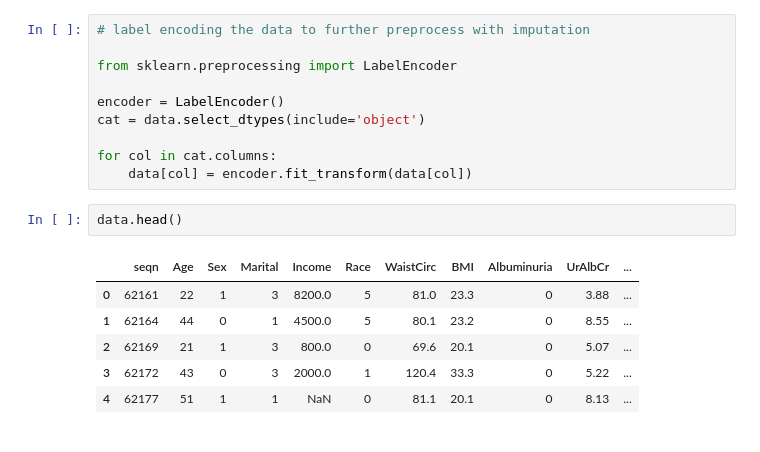
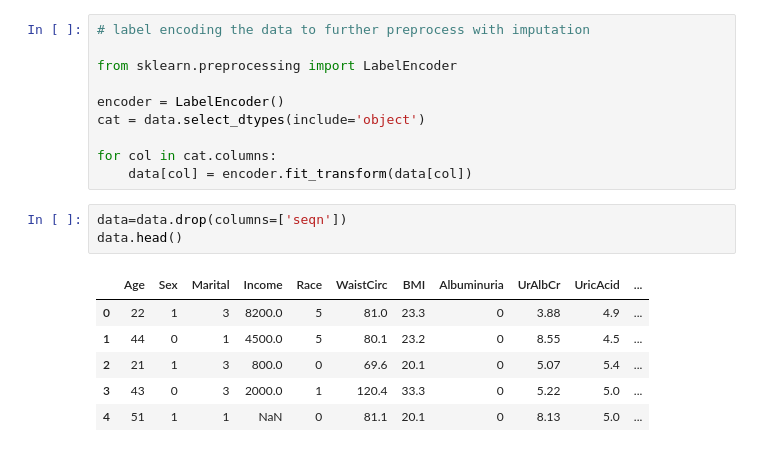
Before and after one commit to ayush01thakur/metabolic-syndrome-complete-mlops-pipeline-project, a Jupyter notebook: raw_data/eda.ipynb, the cells around one changed output. Saved outputs shown, nothing was run; the diff lists cells and outputs as text.

```diff
--- a/raw_data/eda.ipynb
+++ b/raw_data/eda.ipynb
@@ -77,15 +77,16 @@ cat = data.select_dtypes(include='object')
 
 for col in cat.columns:
     data[col] = encoder.fit_transform(data[col])
-# %%
-data.head()
-# %% [output]
-|  | seqn | Age | Sex | Marital | Income | Race | WaistCirc | BMI | Albuminuria | UrAlbCr | ... |
-| 0 | 62161 | 22 | 1 | 3 | 8200.0 | 5 | 81.0 | 23.3 | 0 | 3.88 | ... |
-| 1 | 62164 | 44 | 0 | 1 | 4500.0 | 5 | 80.1 | 23.2 | 0 | 8.55 | ... |
-| 2 | 62169 | 21 | 1 | 3 | 800.0 | 0 | 69.6 | 20.1 | 0 | 5.07 | ... |
-| 3 | 62172 | 43 | 0 | 3 | 2000.0 | 1 | 120.4 | 33.3 | 0 | 5.22 | ... |
-| 4 | 62177 | 51 | 1 | 1 | NaN | 0 | 81.1 | 20.1 | 0 | 8.13 | ... |
+# %%
+data=data.drop(columns=['seqn'])
+data.head()
+# %% [output]
+|  | Age | Sex | Marital | Income | Race | WaistCirc | BMI | Albuminuria | UrAlbCr | UricAcid | ... |
+| 0 | 22 | 1 | 3 | 8200.0 | 5 | 81.0 | 23.3 | 0 | 3.88 | 4.9 | ... |
+| 1 | 44 | 0 | 1 | 4500.0 | 5 | 80.1 | 23.2 | 0 | 8.55 | 4.5 | ... |
+| 2 | 21 | 1 | 3 | 800.0 | 0 | 69.6 | 20.1 | 0 | 5.07 | 5.4 | ... |
+| 3 | 43 | 0 | 3 | 2000.0 | 1 | 120.4 | 33.3 | 0 | 5.22 | 5.0 | ... |
+| 4 | 51 | 1 | 1 | NaN | 0 | 81.1 | 20.1 | 0 | 8.13 | 5.0 | ... |
 # %%
 # imputing all the numeric columns
 
```
Also changed, not shown: parts of 14 cells of this notebook, 9 other files.
